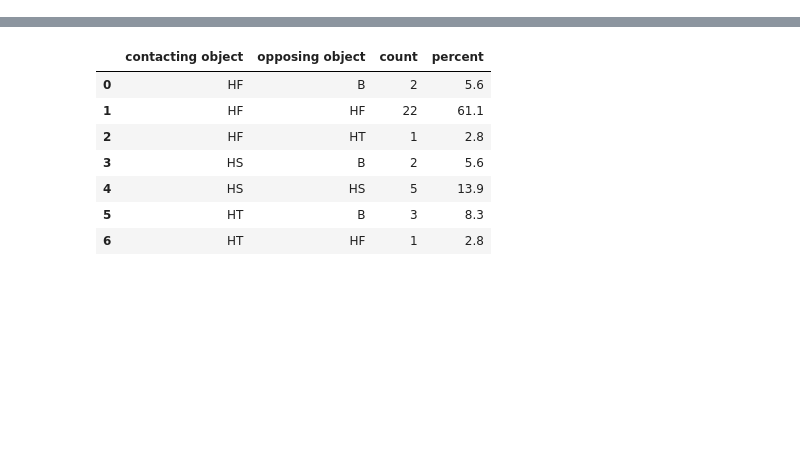
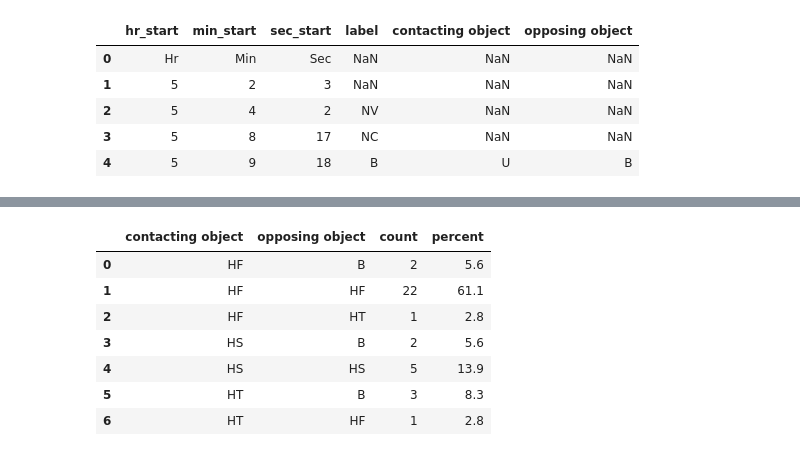
Before and after one commit to ethanzh/stanford-mouthguard, a Jupyter notebook: Analysis.ipynb, the cells around one changed output, grey strips where cells are left out. Cells and saved outputs as stored; diff of their text form; code cells hidden in the pictures; blank space fills up the shorter version.

```diff
--- a/Analysis.ipynb
+++ b/Analysis.ipynb
@@ -24,12 +46,22 @@ def name_columns(ez, sl):
 # %%
 # Get columns of interest
 
 def columns_of_interest(ez, sl):
     columns_of_interest = ['hr_start', 'min_start', 'sec_start', 'label', 'contacting object', 'opposing object']
     ez = ez[columns_of_interest]
     sl = sl[columns_of_interest]
 
     return ez, sl
+
+test_ez, test_sl = columns_of_interest(test_ez, test_sl)
+test_ez.head()
+# %% [output]
+|  | hr_start | min_start | sec_start | label | contacting object | opposing object |
+| 0 | Hr | Min | Sec | NaN | NaN | NaN |
+| 1 | 5 | 2 | 3 | NaN | NaN | NaN |
+| 2 | 5 | 4 | 2 | NV | NaN | NaN |
+| 3 | 5 | 8 | 17 | NC | NaN | NaN |
+| 4 | 5 | 9 | 18 | B | U | B |
 # %%
 # Cut off first index because Google Docs included titles as a row
 
```
Also changed, not shown: parts of 18 cells of this notebook, 1 other file.
